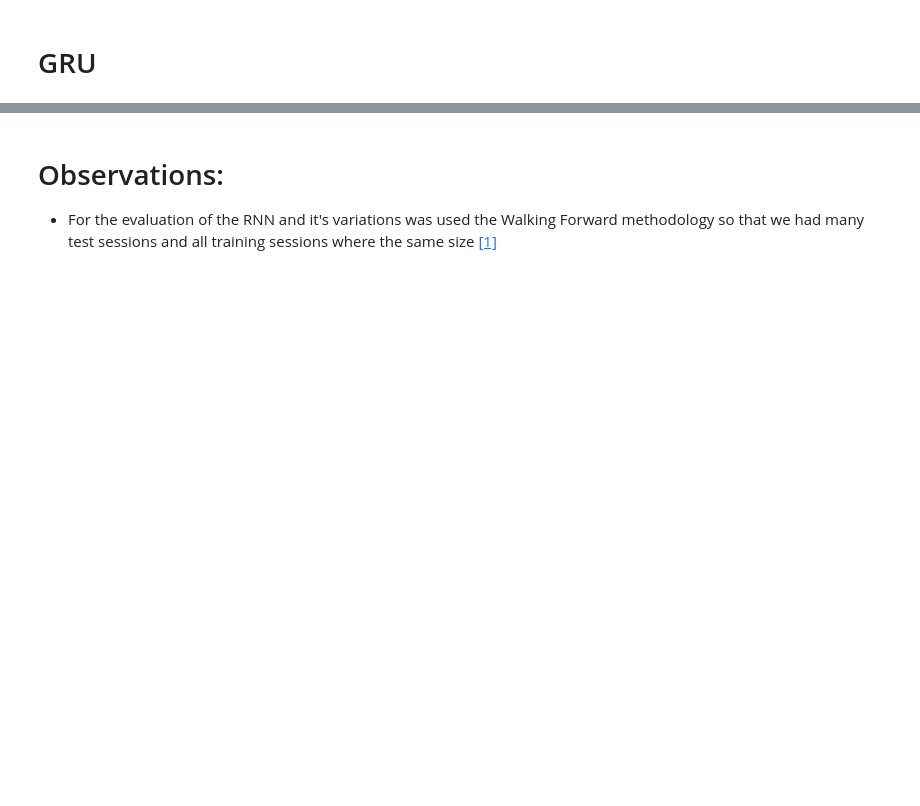
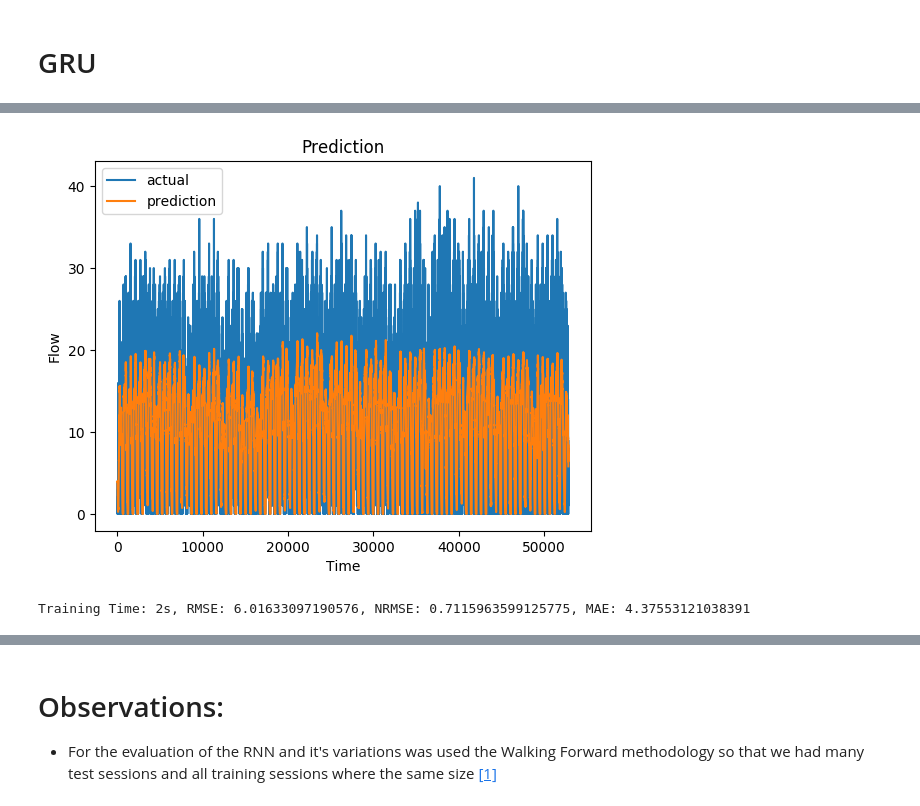
Before and after one commit to claudiosegala/traffic-flow-prediction, a Jupyter notebook: code/tcc.ipynb, the cells around one changed output, grey strips where cells are left out. Cells and saved outputs as stored; diff of their text form; code cells hidden in the pictures; blank space fills up the shorter version.

```diff
--- a/code/tcc.ipynb
+++ b/code/tcc.ipynb
@@ -349,10 +376,11 @@ Max Error: 100
 
 This implementation just get the mean of every flow value in the input and place it as output.
 # %%
-def base_default (X, Y):
-  Y_hat = [st.mean([v[0] for v in x]) for x in X]
+def default_mean (X, Y):
+  start = tm.time()
 
-  print_metrics(Y_hat, Y)
+  Y_hat = [np.mean([v[0] for v in x]) for x in X]
 
+  plot_prediction(Y, Y_hat)
 
-base_default(X, Y)
+  return evaluate_method(Y, Y_hat, start)
@@ -502,0 +536,5 @@ K-validated RMSE: 5.537236200063437
+# %%
+results['Mean'] = default_mean(X, Y)
+# %% [output]
+[figure, added]
+Training Time: 2s, RMSE: 6.01633097190576, NRMSE: 0.7115963599125775, MAE: 4.37553121038391
```
Also changed, not shown: parts of 79 cells of this notebook.
